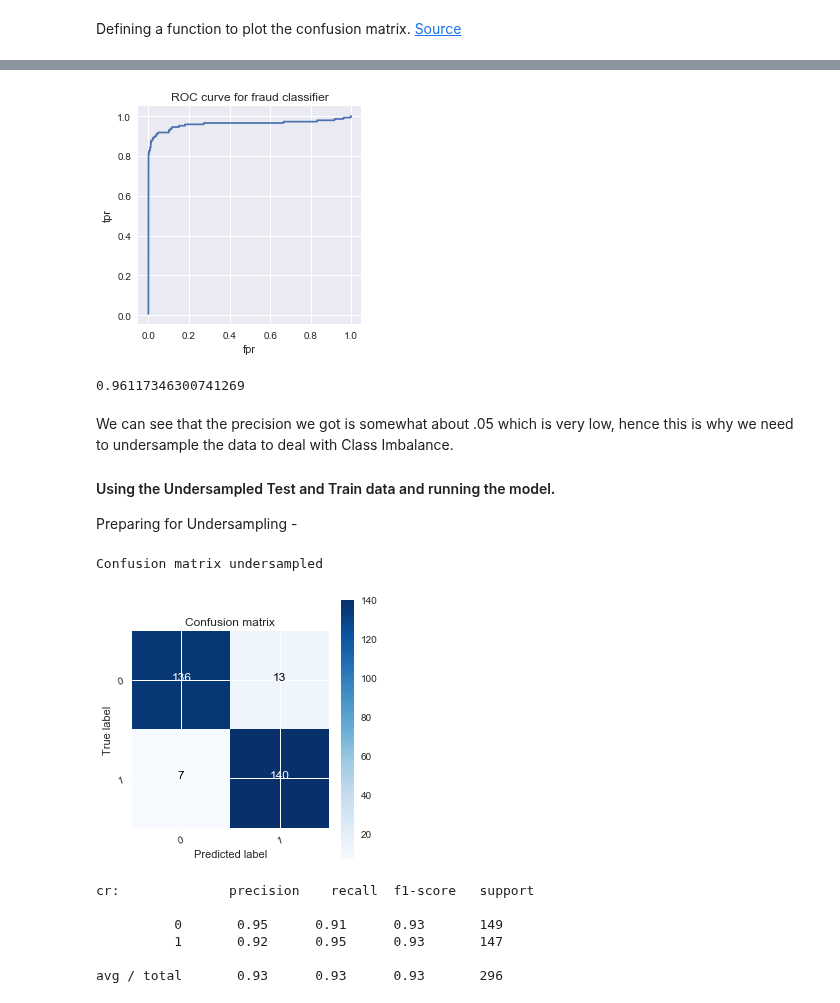
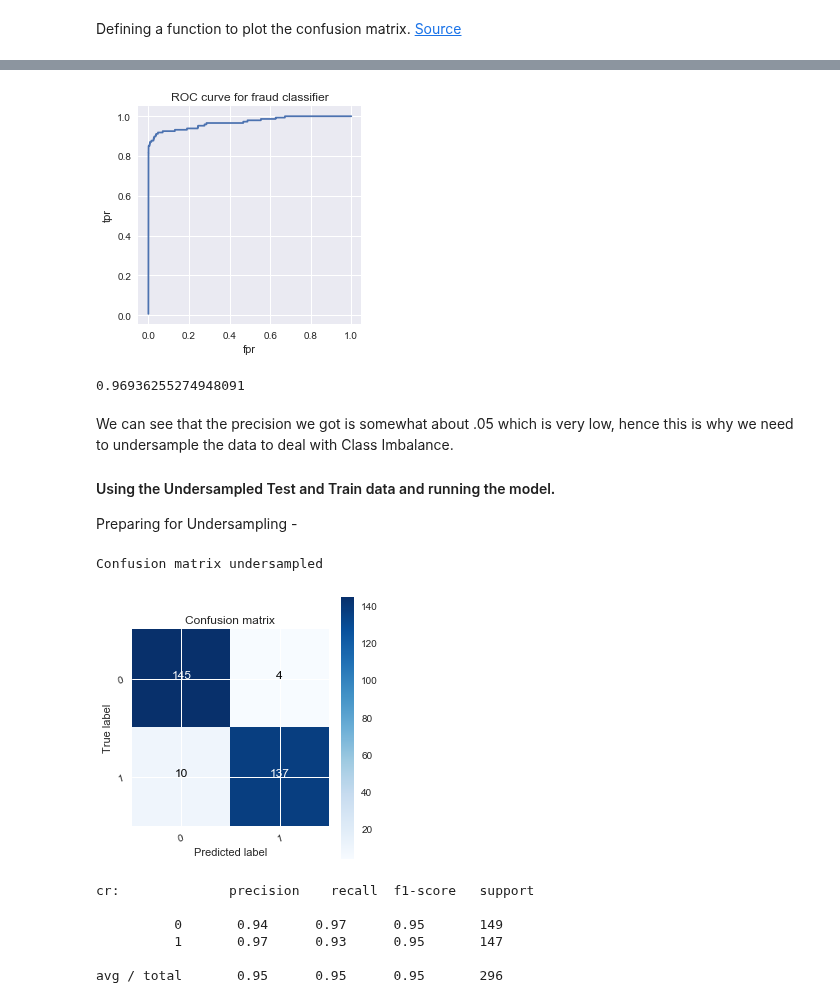
Before and after one commit to kshitijyad/Credit-Card-Fraud, a Jupyter notebook: Credit+Card.ipynb, the cells around one changed output, grey strips where cells are left out. Saved outputs shown, nothing was run; the diff lists cells and outputs as text; code cells hidden in the pictures.

```diff
--- a/Credit+Card.ipynb
+++ b/Credit+Card.ipynb
@@ -148,17 +148,17 @@ avg / total       1.00      0.97      0.98     85443
 # %%
-y_predprob = logreg.predict_proba(X_test)[:, 1]
+y_predprob = lr.predict_proba(X_test)[:, 1]
 fpr, tpr, thresholds = roc_curve(y_test,y_predprob)
 roc_auc = auc(fpr,tpr)
 plt.plot(fpr,tpr)
 plt.xlabel('fpr')
 plt.ylabel('tpr')
 plt.title('ROC curve for fraud classifier')
 plt.grid(True)
 plt.show()
 roc_auc_score(y_test, y_predprob)
 # %% [output]
-[figure, old version]
+[figure, new version]
-0.96117346300741269
+0.96936255274948091
 # %% [markdown]
 We can see that the precision we got is somewhat about .05 which is very low, hence this is why we need to undersample the data to deal with Class Imbalance.
 
@@ -184,7 +184,7 @@ X_train_u, X_test_u, y_train_u, y_test_u = train_test_split(X_undersample,y_unde
 class_set = [0, 1]
 lr_und = LogisticRegression()
 lr_und.fit(X_train_u, y_train_u.values.ravel())
-y_pred_und = lr_und.predict(X_test_u)
+y_pred_u = lr_und.predict(X_test_u)
 cnf_matrix_und = confusion_matrix(y_true=y_test_u, y_pred=y_pred_u)
 np.set_printoptions(precision=2)
 print ("Confusion matrix undersampled")
@@ -194,11 +194,11 @@ plt.show()
 print('cr:', classification_report(y_test_u,y_pred_u))
 # %% [output]
 Confusion matrix undersampled
-[figure, old version]
+[figure, new version]
 cr:              precision    recall  f1-score   support
 
-          0       0.95      0.91      0.93       149
-          1       0.92      0.95      0.93       147
+          0       0.94      0.97      0.95       149
+          1       0.97      0.93      0.95       147
 
-avg / total       0.93      0.93      0.93       296
+avg / total       0.95      0.95      0.95       296
 # %%
```
Also changed, not shown: parts of 4 cells of this notebook.
